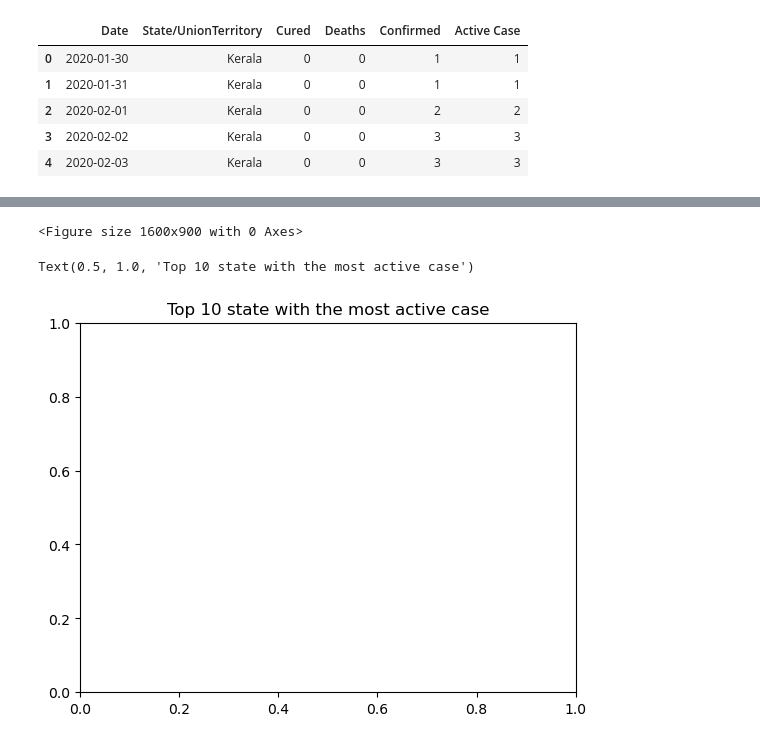
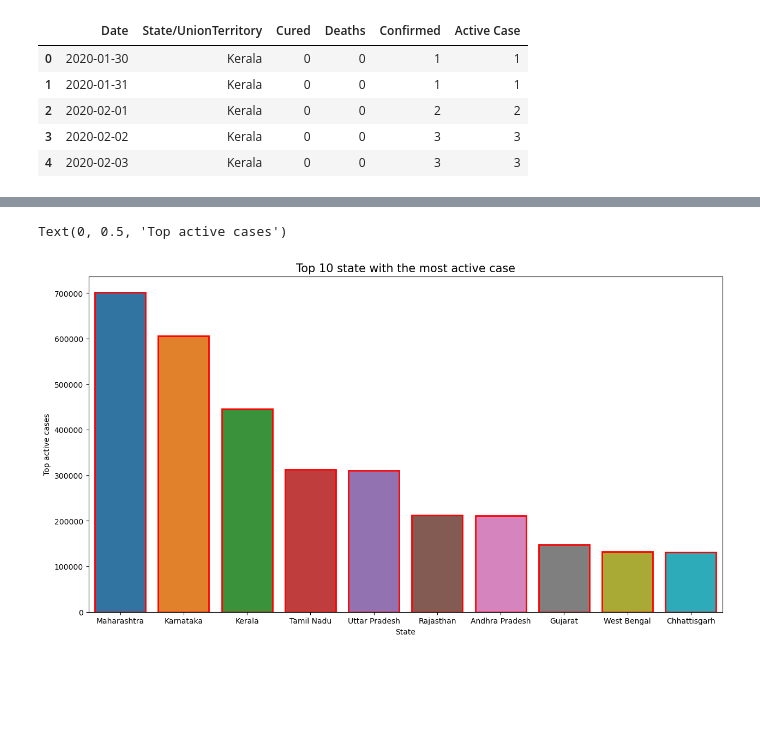
Before and after one commit to georgespicy/data-analysis, a Jupyter notebook: classProject.ipynb, the cells around one changed output, grey strips where cells are left out. Cells and saved outputs as stored; diff of their text form; code cells hidden in the pictures; blank space fills up the shorter version.

Commit message:
create a chart for the top 10 and 5 state with the most covid

```diff
--- a/classProject.ipynb
+++ b/classProject.ipynb
@@ -80,5 +22,6 @@ covid_df
 # %%
 # removing variables that are not needed for the analysis
-covid_df.drop(['Sno', 'Time', 'ConfirmedIndianNational', 'ConfirmedForeignNational'], inplace=True, axis=1)
+covid_df.drop(['Sno', 'Time', 'ConfirmedIndianNational',
+              'ConfirmedForeignNational'], inplace=True, axis=1)
 # %%
 covid_df.head(10)
@@ -115,5 +33,6 @@ memory usage: 707.5+ KB
 # %%
 # creating a new column caled active cases
-covid_df["Active Case"] = covid_df.Confirmed - (covid_df.Cured + covid_df.Deaths)
+covid_df["Active Case"] = covid_df.Confirmed - \
+    (covid_df.Cured + covid_df.Deaths)
 # %%
 covid_df.tail(10)
@@ -245,4 +70,4 @@ covid_df.head()
 | 4 | 2020-02-03 | Kerala | 0 | 0 | 3 | 3 |
 # %%
 # top to active case by state
-Top_10_active_case = covid_df.groupby(by=['State/UnionTerritory']).max()[['Active Case', 'Date']]
+top_10_active_cases = covid_df.groupby(by=["State/UnionTerritory"]).max()[["Active Case", "Date"]].sort_values(by=["Active Case"], ascending=False).reset_index()
@@ -269,10 +74,24 @@ Top_10_active_case.sort_values(by="Active Case", ascending=False).reset_index()
-# %%
-#VISLIZATION.
-fig = plt.figure(figsize=(16,9))
-# %% [output]
-<Figure size 1600x900 with 0 Axes>
-# %%
-plt.title("Top 10 state with the most active case")
-# %% [output]
-Text(0.5, 1.0, 'Top 10 state with the most active case')
-[figure, removed]
+# %%
+# VISLIZATION.
+fig = plt.figure(figsize=(15, 8))
+
+# title
+plt.title("Top 10 state with the most active case", size=15)
+
+# bar
+ax = sns.barplot(
+    data=top_10_active_cases.iloc[:10],
+    y="Active Case",
+    x="State/UnionTerritory",
+
+    linewidth=2,
+    edgecolor="red"
+)
+
+# label
+plt.xlabel("State")
+plt.ylabel("Top active cases")
+# plt.show()
+# %% [output]
+Text(0, 0.5, 'Top active cases')
+[figure, added]
```
Also changed, not shown: parts of 17 cells of this notebook.
